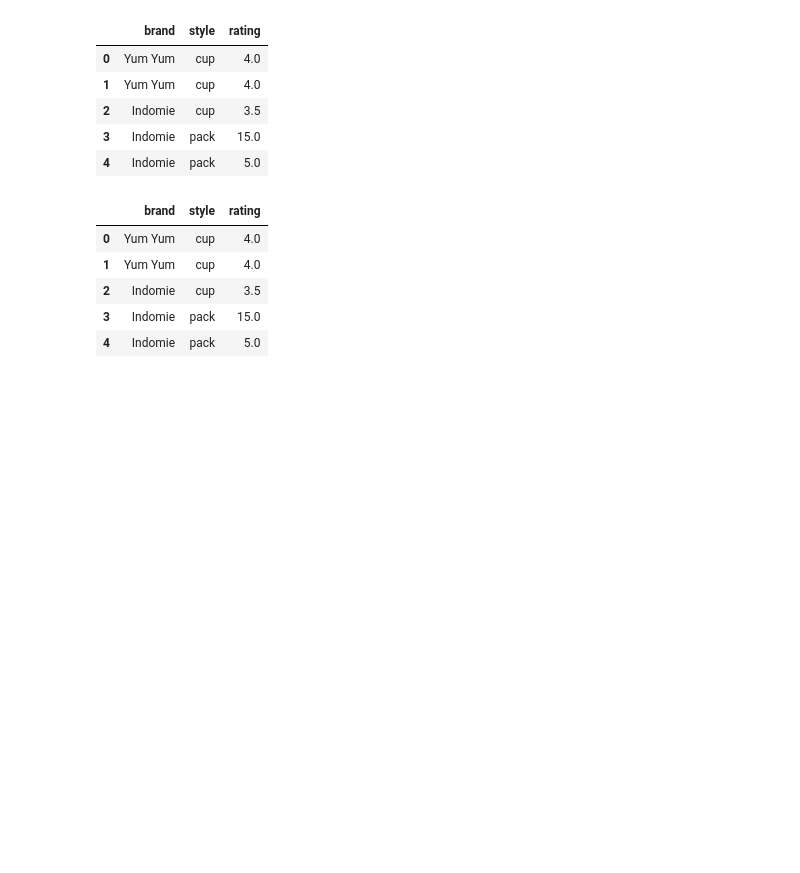
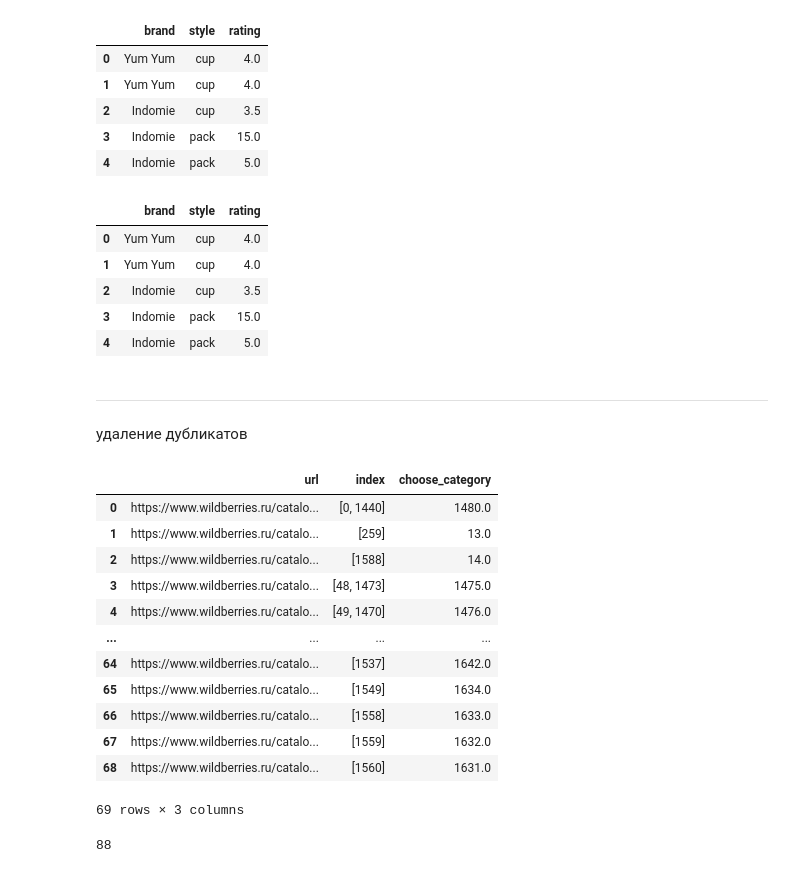
Before and after one commit to Kulikov17/seo-optimization-product-cards, a Jupyter notebook: notebooks/parsing_statistics.ipynb, the cells around one changed output. Cells and saved outputs as stored; diff of their text form; code cells hidden in the pictures; blank space fills up the shorter version.

```diff
--- a/notebooks/parsing_statistics.ipynb
+++ b/notebooks/parsing_statistics.ipynb
@@ -208,0 +201,2 @@ categories["url"][207], categories["url"][976]
+# %%
+df_duplicates = pd.DataFrame(duplicates.items(), columns=["url", "index"])
@@ -229,3 +225,7 @@ df[df.duplicated(['style'], keep=False)]
 | 2 | Indomie | cup | 3.5 |
 | 3 | Indomie | pack | 15.0 |
 | 4 | Indomie | pack | 5.0 |
+# %% [markdown]
+___
+# %% [markdown]
+удаление дубликатов
@@ -231,0 +235,11 @@ df[df.duplicated(['style'], keep=False)]
+# %%
+df_duplicates_choose = pd.read_csv("E://!docum//!HSE магистратура//Задание диплом//wb_categories_dublicates.csv")
+#df_duplicates = pd.read_csv("wb_categories_dublicates.csv")
+
+df_duplicates_choose = pd.concat([df_duplicates_choose[:12],
+                                  pd.DataFrame([np.nan], columns=["choose_category"]),
+                                  df_duplicates_choose[12:]], axis=0)
+df_duplicates_choose.reset_index(drop=True, inplace=True)
+
+df_duplicates = pd.concat([df_duplicates, df_duplicates_choose], axis=1)
+#df_duplicates["delete"] = df_duplicates["index"].copy(deep=True)
@@ -231,0 +248,16 @@ df[df.duplicated(['style'], keep=False)]
+# %%
+df_duplicates
+# %% [output]
+|  | url | index | choose_category |
+| 0 | https://www.wildberries.ru/catalo... | [0, 1440] | 1480.0 |
+| 1 | https://www.wildberries.ru/catalo... | [259] | 13.0 |
+| 2 | https://www.wildberries.ru/catalo... | [1588] | 14.0 |
+| 3 | https://www.wildberries.ru/catalo... | [48, 1473] | 1475.0 |
+| 4 | https://www.wildberries.ru/catalo... | [49, 1470] | 1476.0 |
+| ... | ... | ... | ... |
+| 64 | https://www.wildberries.ru/catalo... | [1537] | 1642.0 |
+| 65 | https://www.wildberries.ru/catalo... | [1549] | 1634.0 |
+| 66 | https://www.wildberries.ru/catalo... | [1558] | 1633.0 |
+| 67 | https://www.wildberries.ru/catalo... | [1559] | 1632.0 |
+| 68 | https://www.wildberries.ru/catalo... | [1560] | 1631.0 |
+69 rows × 3 columns
@@ -231,0 +287,4 @@ df[df.duplicated(['style'], keep=False)]
+# %%
+len(delete_index)
+# %% [output]
+88
```
Also changed, not shown: parts of 21 cells of this notebook.
